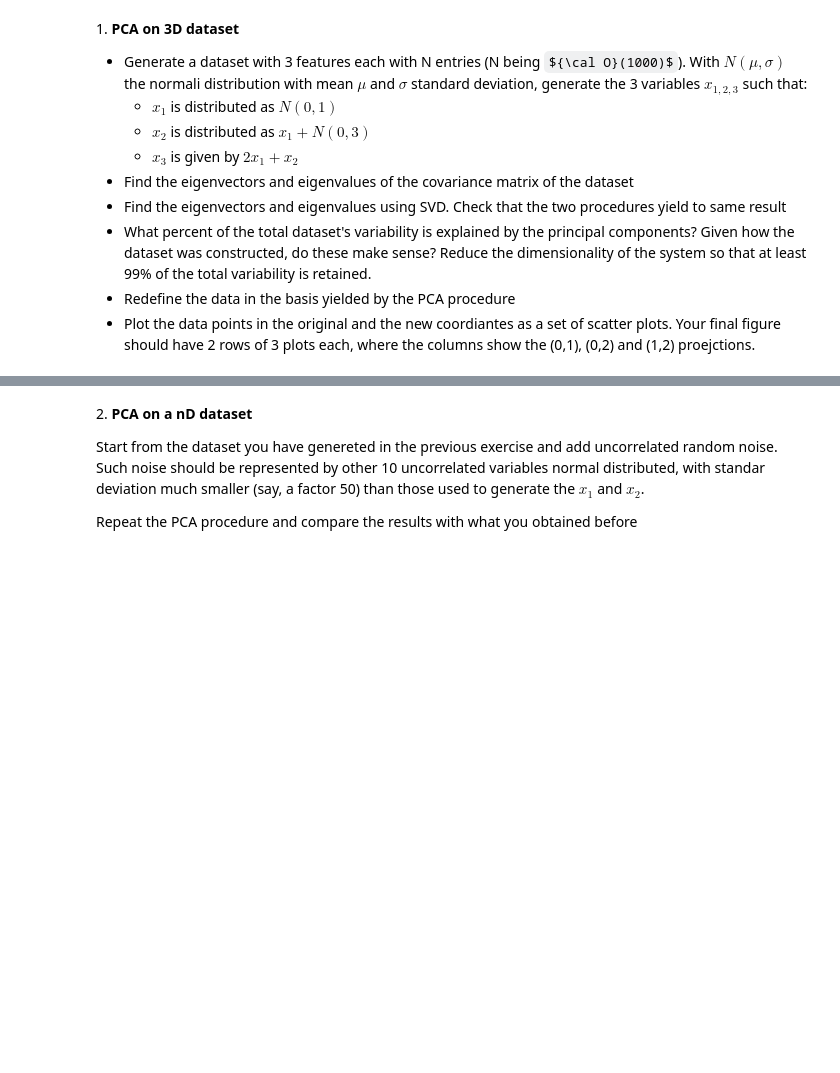
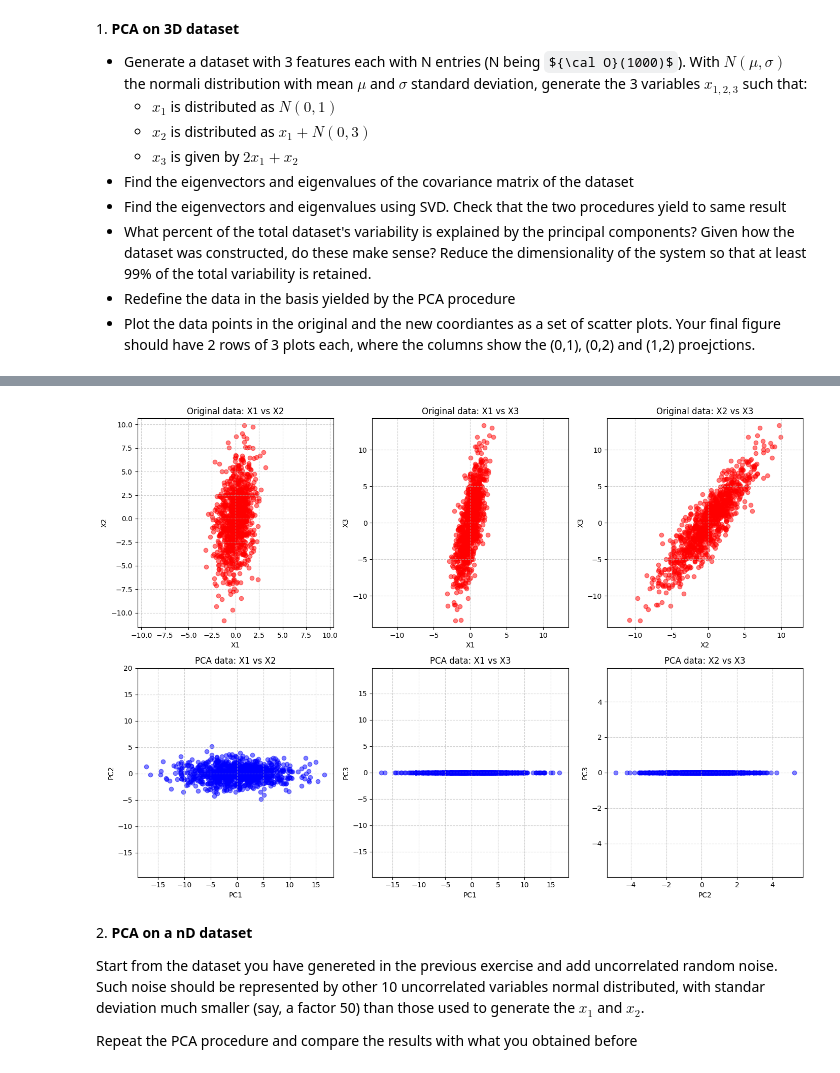
Before and after one commit to DanieleGhezzi25/LaboratoryOfComputationalPhysics_Y8, a Jupyter notebook: 08ex_LinearAlgebra.ipynb, the cells around one changed output, grey strips where cells are left out. Cells and saved outputs as stored; diff of their text form; code cells hidden in the pictures; some formulas as TeX source; blank space fills up the shorter version.

```diff
--- a/08ex_LinearAlgebra.ipynb
+++ b/08ex_LinearAlgebra.ipynb
@@ -10,3 +10,73 @@
 * What percent of the total dataset's variability is explained by the principal components? Given how the dataset was constructed, do these make sense? Reduce the dimensionality of the system so that at least 99% of the total variability is retained.
 * Redefine the data in the basis yielded by the PCA procedure
 * Plot the data points in the original and the new coordiantes as a set of scatter plots. Your final figure should have 2 rows of 3 plots each, where the columns show the (0,1), (0,2) and (1,2) proejctions.
+# %%
+import numpy as np
+import scipy.linalg as la
+import matplotlib.pyplot as plt
+
+N = 1000
+x1 = np.random.normal(loc=0, scale=1, size=N)
+x2 = x1 + np.random.normal(loc=0, scale=3, size=N)
+x3 = 2*x1 + x2
+
+X = np.column_stack((x1, x2, x3))
+X = X - np.mean(X, axis=0) # center the data on zero
+
+# cov matrix
+cov1 = np.cov(X, rowvar=False)
+l1, V1 = la.eig(cov)
+l1 = np.sort(l1)
+print(l1)
+print(cov1, '\n')
+
+# svd
+U, sigma, Vt = la.svd(X)
+l2 = np.sort((sigma**2)/(N-1))
+print(l2)
+cov2 = (Vt.T @ np.diag(sigma).T @ np.diag(sigma) @ Vt)/(N-1) # cov matrix via SVD (V D^T D V^T = X^T X)
+print(cov2, '\n')
+
+np.allclose(l1,l2)
+
+# variability and dimensionality reduction
+# we want to retain 99% of variance! so we find the features whose variance is negligible, such that the tot variance is above 99%
+cov_trace = np.sum(l2)
+variability = l2/cov_trace
+tot_variability = np.cumsum(variability)
+print(f'Variability: {variability}')
+print(f'From this it is clear that we have to remove the first entry to retain the 99% of total variance while we remove this feature \n')
+
+V_reduced = Vt[:2, :] # the V eigenvectors are sorted from the highest eigenvalue to the lowest
+X_reduced = X @ V_reduced.T
+
+print(X_reduced)
+
+# plots
+X_reduced4plots = np.hstack((X_reduced, np.zeros((N,1))))
+
+fig, ax = plt.subplots(nrows=2, ncols=3, figsize=(14,10))
+
+pairs = [(0,1), (0,2), (1,2)]
+labels = ['X1', 'X2', 'X3']
+pc_labels = ['PC1', 'PC2', 'PC3']
+
+for i, (a, b) in enumerate(pairs):
+
+    ax[0, i].scatter(X[:, a], X[:, b], color='red', alpha=0.5)
+    ax[0, i].set_xlabel(labels[a])
+    ax[0, i].set_ylabel(labels[b])
+    ax[0, i].set_title(f'Original data: {labels[a]} vs {labels[b]}')
+    ax[0, i].grid(True, linestyle='--', alpha=0.6)
+    ax[0, i].axis('equal')
+
+    ax[1, i].scatter(X_reduced4plots[:, a], X_reduced4plots[:, b], color='blue', alpha=0.5)
+    ax[1, i].set_xlabel(pc_labels[a])
+    ax[1, i].set_ylabel(pc_labels[b])
+    ax[1, i].set_title(f'PCA data: {labels[a]} vs {labels[b]}')
+    ax[1, i].grid(True, linestyle='--', alpha=0.6)
+    ax[1, i].axis('equal')
+
+plt.tight_layout()
+plt.show()
+# %% [output]
@@ -13,3 +103,4 @@
+[figure, added]
 # %% [markdown]
 2\. **PCA on a nD dataset**
 
```
Also changed, not shown: parts of 1 cell of this notebook, 1 other file.
